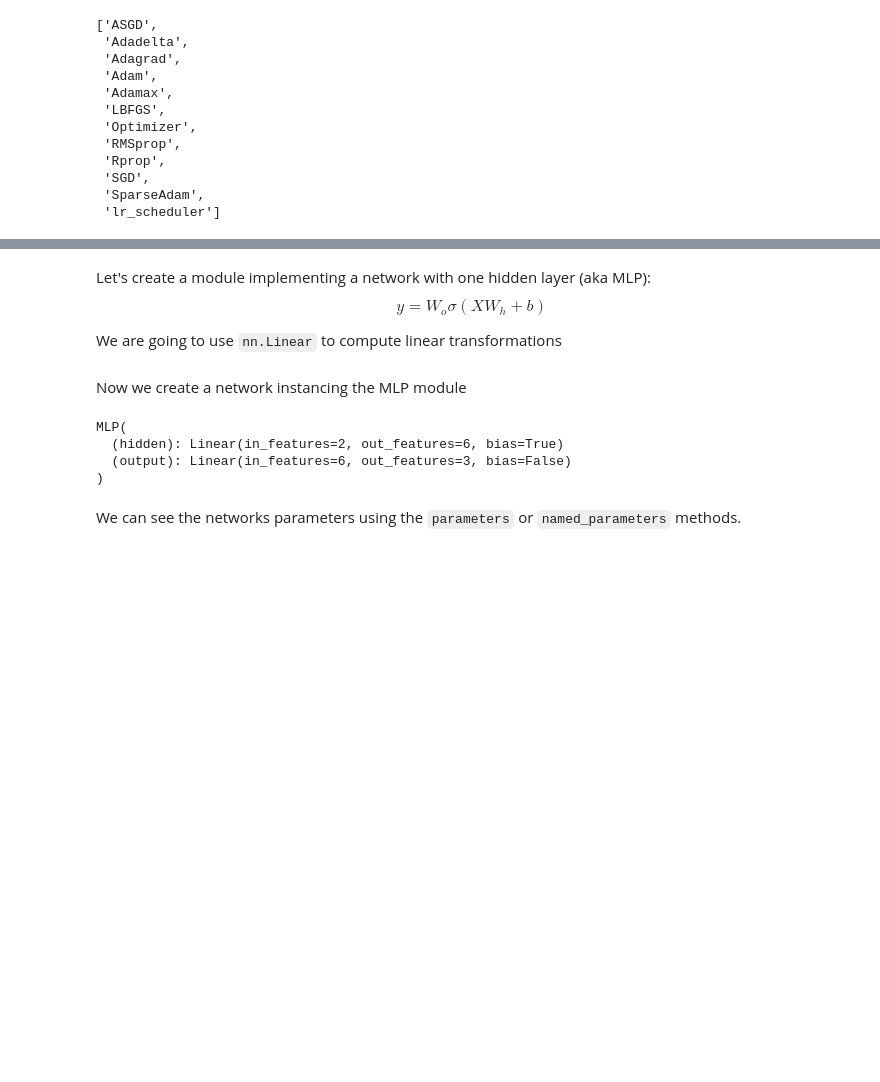
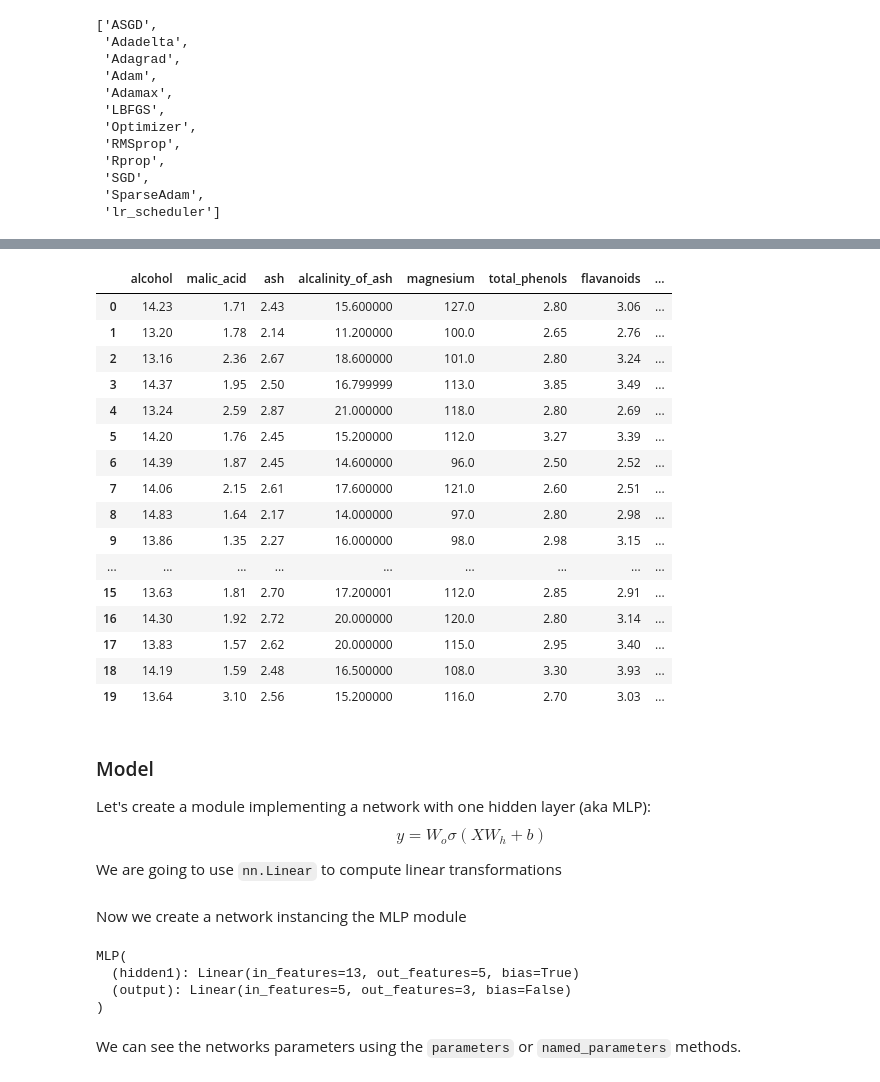
Before and after one commit to thalitadru/CoursNNDL, a Jupyter notebook: PyTorchNN.ipynb, the cells around one changed output, grey strips where cells are left out. Cells and saved outputs as stored; diff of their text form; code cells hidden in the pictures; blank space fills up the shorter version.

```diff
--- a/PyTorchNN.ipynb
+++ b/PyTorchNN.ipynb
@@ -64,0 +66,5 @@ X, y = X.astype(np.float32), y.astype(np.int64)
+# %%
+from sklearn.datasets import load_wine
+data = load_wine()
+print(data.DESCR)
+X, y = data.data.astype(np.float32), data.target.astype(np.int64)
@@ -65,5 +89,38 @@ X, y = X.astype(np.float32), y.astype(np.int64)
+# %%
+from sklearn.model_selection import train_test_split
+X_train, X_test, y_train, y_test = train_test_split(X, y, random_state=0)
+
+#y_train, y_test = y_train.reshape([-1,1]), y_test.reshape([-1,1])
+
+from sklearn.preprocessing import MinMaxScaler
+scaler = MinMaxScaler().fit(X_train)
+X_train = scaler.transform(X_train)
+X_test = scaler.transform(X_test)
+
+n_classes = int(y.max()+1)
+
+import pandas as pd
+pd.DataFrame(X[:20,:], columns=data.feature_names)
+# %% [output]
+|  | alcohol | malic_acid | ash | alcalinity_of_ash | magnesium | total_phenols | flavanoids | ... |
+| 0 | 14.23 | 1.71 | 2.43 | 15.600000 | 127.0 | 2.80 | 3.06 | ... |
+| 1 | 13.20 | 1.78 | 2.14 | 11.200000 | 100.0 | 2.65 | 2.76 | ... |
+| 2 | 13.16 | 2.36 | 2.67 | 18.600000 | 101.0 | 2.80 | 3.24 | ... |
+| 3 | 14.37 | 1.95 | 2.50 | 16.799999 | 113.0 | 3.85 | 3.49 | ... |
+| 4 | 13.24 | 2.59 | 2.87 | 21.000000 | 118.0 | 2.80 | 2.69 | ... |
+| 5 | 14.20 | 1.76 | 2.45 | 15.200000 | 112.0 | 3.27 | 3.39 | ... |
+| 6 | 14.39 | 1.87 | 2.45 | 14.600000 | 96.0 | 2.50 | 2.52 | ... |
+| 7 | 14.06 | 2.15 | 2.61 | 17.600000 | 121.0 | 2.60 | 2.51 | ... |
+| 8 | 14.83 | 1.64 | 2.17 | 14.000000 | 97.0 | 2.80 | 2.98 | ... |
+| 9 | 13.86 | 1.35 | 2.27 | 16.000000 | 98.0 | 2.98 | 3.15 | ... |
+| ... | ... | ... | ... | ... | ... | ... | ... | ... |
+| 15 | 13.63 | 1.81 | 2.70 | 17.200001 | 112.0 | 2.85 | 2.91 | ... |
+| 16 | 14.30 | 1.92 | 2.72 | 20.000000 | 120.0 | 2.80 | 3.14 | ... |
+| 17 | 13.83 | 1.57 | 2.62 | 20.000000 | 115.0 | 2.95 | 3.40 | ... |
+| 18 | 14.19 | 1.59 | 2.48 | 16.500000 | 108.0 | 3.30 | 3.93 | ... |
+| 19 | 13.64 | 3.10 | 2.56 | 15.200000 | 116.0 | 2.70 | 3.03 | ... |
 # %% [markdown]
-
+### Model
 Let's create a module implementing a network with one hidden layer (aka MLP):
 $$ y = W_o\sigma (XW_h + b )$$
 
@@ -86,13 +148,13 @@ We are going to use `nn.Linear` to compute linear transformations
 # %% [markdown]
 Now we create a network instancing the MLP module
 # %%
-torch.manual_seed(0)
-my_net = MLP(in_features=X.shape[1], n_hidden=6, n_classes=n_classes)
+torch.manual_seed(2)
+my_net = MLP(in_features=X.shape[1], n_hidden=5, n_out=n_classes)
 my_net
 # %% [output]
 MLP(
-  (hidden): Linear(in_features=2, out_features=6, bias=True)
-  (output): Linear(in_features=6, out_features=3, bias=False)
+  (hidden1): Linear(in_features=13, out_features=5, bias=True)
+  (output): Linear(in_features=5, out_features=3, bias=False)
 )
 # %% [markdown]
 We can see the networks parameters using the `parameters` or `named_parameters` methods.
```
Also changed, not shown: parts of 15 cells of this notebook, 3 other files.
